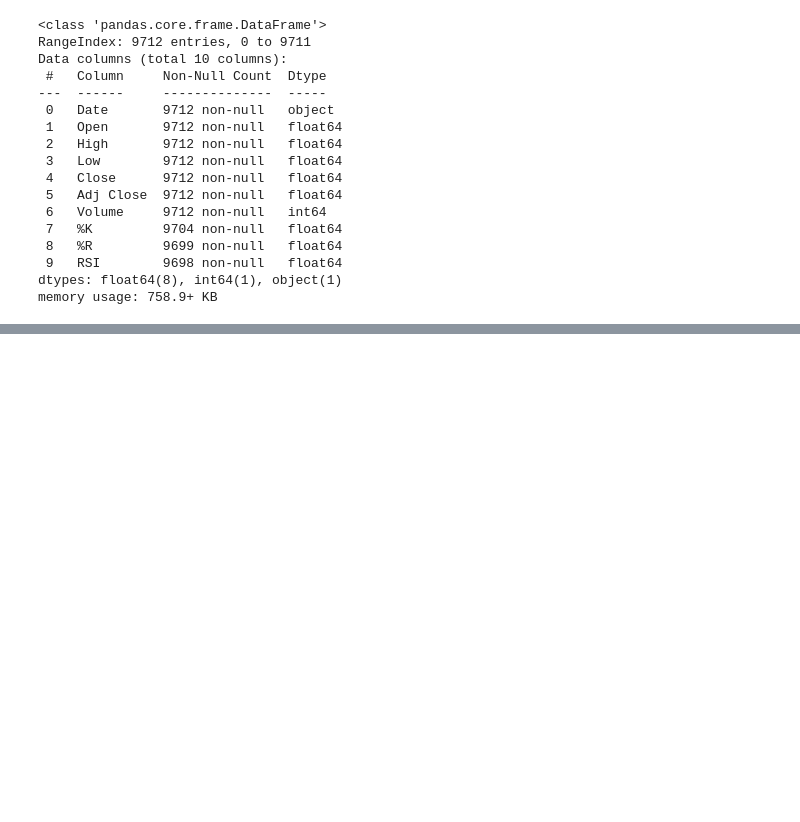
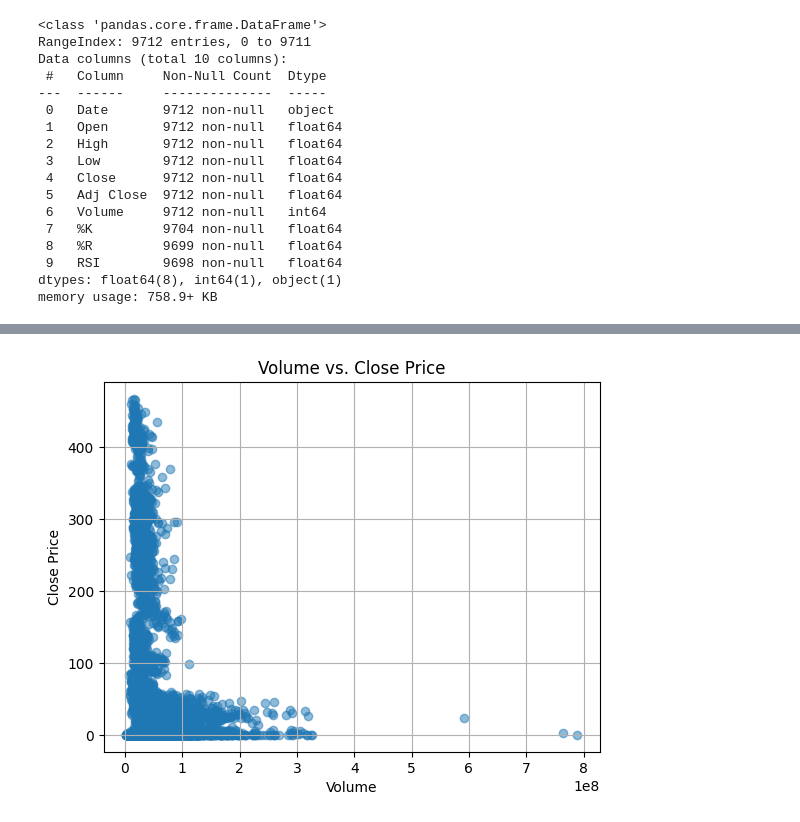
Before and after one commit to itsdevansh/MLOPs-Stock-price-prediction, a Jupyter notebook: stock_data_analysis.ipynb, the cells around one changed output, grey strips where cells are left out. Drawn from its saved outputs; the diff is of its cells as text; code cells hidden in the pictures; blank space fills up the shorter version.

```diff
--- a/stock_data_analysis.ipynb
+++ b/stock_data_analysis.ipynb
@@ -43,3 +46,12 @@ fig = go.Figure(data=[go.Candlestick(x=data['Date'],
 fig.update_layout(title='MSFT Candlestick Chart', xaxis_title='Date', yaxis_title='Price')
 
 fig.show()
+# %%
+plt.scatter(data['Volume'], data['Close'], alpha=0.5)
+plt.title('Volume vs. Close Price')
+plt.xlabel('Volume')
+plt.ylabel('Close Price')
+plt.grid(True)
+plt.show()
+# %% [output]
+[figure, added]
```
Also changed, not shown: parts of 4 cells of this notebook.
